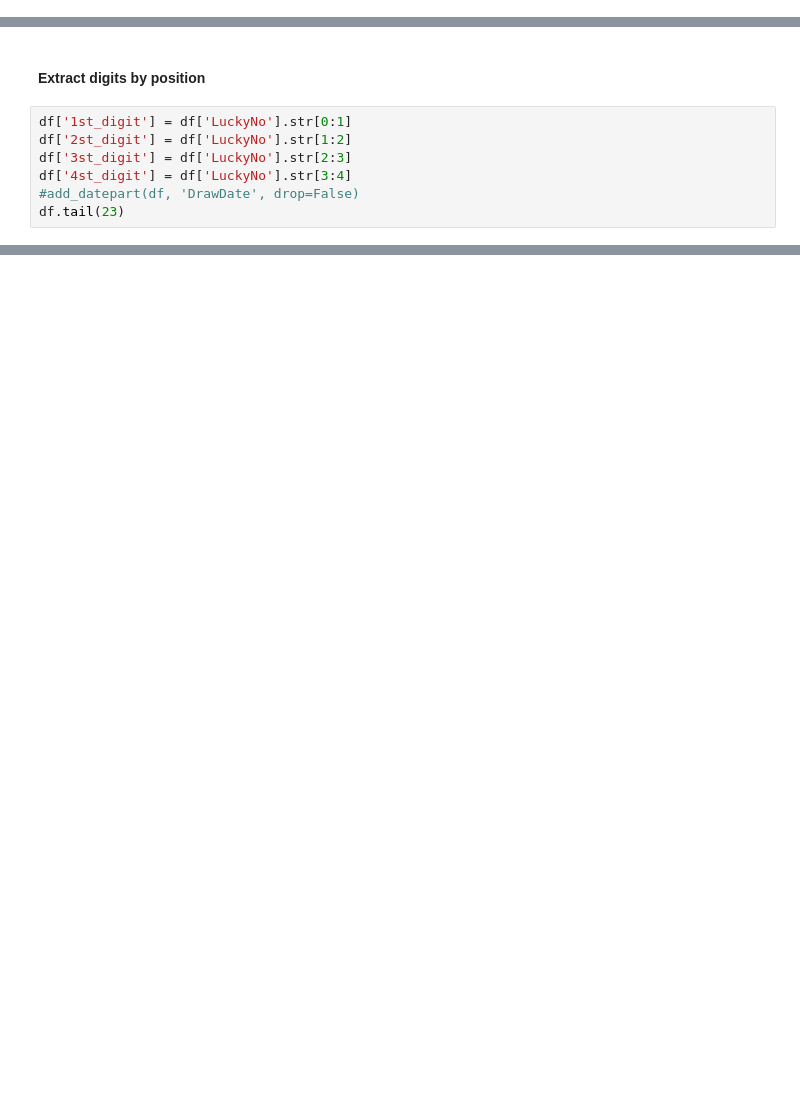
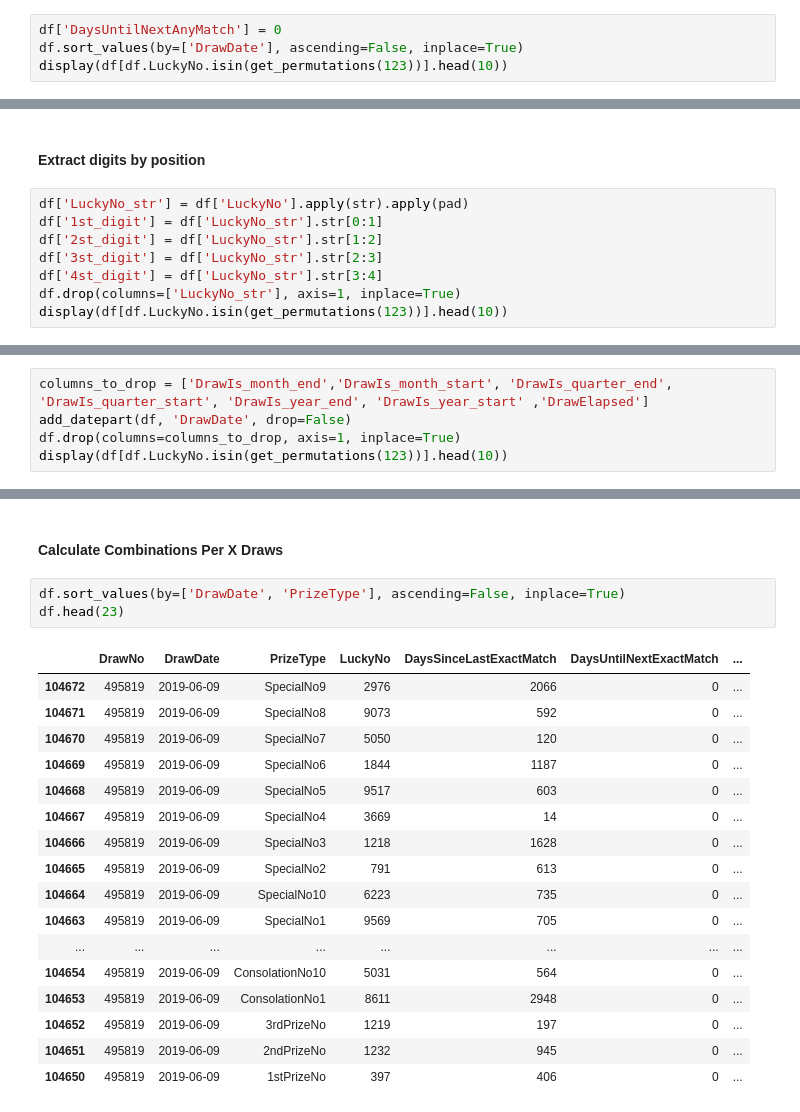
Before and after one commit to mengwangk/dl-projects, a Jupyter notebook: number_features.ipynb, the cells around one changed output, grey strips where cells are left out. Drawn from its saved outputs; the diff is of its cells as text; blank space fills up the shorter version.

```diff
--- a/number_features.ipynb
+++ b/number_features.ipynb
@@ -307,2 +318,6 @@ display(df[df.LuckyNo.isin(get_permutations(1234))].head(10))
 # %% [markdown]
 #### Days Until Next Any Match
+# %%
+df['DaysUntilNextAnyMatch'] = 0
+df.sort_values(by=['DrawDate'], ascending=False, inplace=True)
+display(df[df.LuckyNo.isin(get_permutations(123))].head(10))
@@ -309,9 +365,10 @@ display(df[df.LuckyNo.isin(get_permutations(1234))].head(10))
 # %% [markdown]
 #### Extract digits by position
 # %%
-df['1st_digit'] = df['LuckyNo'].str[0:1]
-df['2st_digit'] = df['LuckyNo'].str[1:2]
-df['3st_digit'] = df['LuckyNo'].str[2:3]
-df['4st_digit'] = df['LuckyNo'].str[3:4]
-#add_datepart(df, 'DrawDate', drop=False)
-df.tail(23)
+df['LuckyNo_str'] = df['LuckyNo'].apply(str).apply(pad)
+df['1st_digit'] = df['LuckyNo_str'].str[0:1]
+df['2st_digit'] = df['LuckyNo_str'].str[1:2]
+df['3st_digit'] = df['LuckyNo_str'].str[2:3]
+df['4st_digit'] = df['LuckyNo_str'].str[3:4]
+df.drop(columns=['LuckyNo_str'], axis=1, inplace=True)
+display(df[df.LuckyNo.isin(get_permutations(123))].head(10))
@@ -317,0 +389,5 @@ df.tail(23)
+# %%
+columns_to_drop = ['DrawIs_month_end','DrawIs_month_start', 'DrawIs_quarter_end', 'DrawIs_quarter_start', 'DrawIs_year_end', 'DrawIs_year_start' ,'DrawElapsed']
+add_datepart(df, 'DrawDate', drop=False)
+df.drop(columns=columns_to_drop, axis=1, inplace=True)
+display(df[df.LuckyNo.isin(get_permutations(123))].head(10))
@@ -317,0 +406,23 @@ df.tail(23)
+# %% [markdown]
+#### Calculate Combinations Per X Draws
+# %%
+df.sort_values(by=['DrawDate', 'PrizeType'], ascending=False, inplace=True)
+df.head(23)
+# %% [output]
+|  | DrawNo | DrawDate | PrizeType | LuckyNo | DaysSinceLastExactMatch | DaysUntilNextExactMatch | ... |
+| 104672 | 495819 | 2019-06-09 | SpecialNo9 | 2976 | 2066 | 0 | ... |
+| 104671 | 495819 | 2019-06-09 | SpecialNo8 | 9073 | 592 | 0 | ... |
+| 104670 | 495819 | 2019-06-09 | SpecialNo7 | 5050 | 120 | 0 | ... |
+| 104669 | 495819 | 2019-06-09 | SpecialNo6 | 1844 | 1187 | 0 | ... |
+| 104668 | 495819 | 2019-06-09 | SpecialNo5 | 9517 | 603 | 0 | ... |
+| 104667 | 495819 | 2019-06-09 | SpecialNo4 | 3669 | 14 | 0 | ... |
+| 104666 | 495819 | 2019-06-09 | SpecialNo3 | 1218 | 1628 | 0 | ... |
+| 104665 | 495819 | 2019-06-09 | SpecialNo2 | 791 | 613 | 0 | ... |
+| 104664 | 495819 | 2019-06-09 | SpecialNo10 | 6223 | 735 | 0 | ... |
+| 104663 | 495819 | 2019-06-09 | SpecialNo1 | 9569 | 705 | 0 | ... |
+| ... | ... | ... | ... | ... | ... | ... | ... |
+| 104654 | 495819 | 2019-06-09 | ConsolationNo10 | 5031 | 564 | 0 | ... |
+| 104653 | 495819 | 2019-06-09 | ConsolationNo1 | 8611 | 2948 | 0 | ... |
+| 104652 | 495819 | 2019-06-09 | 3rdPrizeNo | 1219 | 197 | 0 | ... |
+| 104651 | 495819 | 2019-06-09 | 2ndPrizeNo | 1232 | 945 | 0 | ... |
+| 104650 | 495819 | 2019-06-09 | 1stPrizeNo | 397 | 406 | 0 | ... |
```
Also changed, not shown: parts of 21 cells of this notebook.
